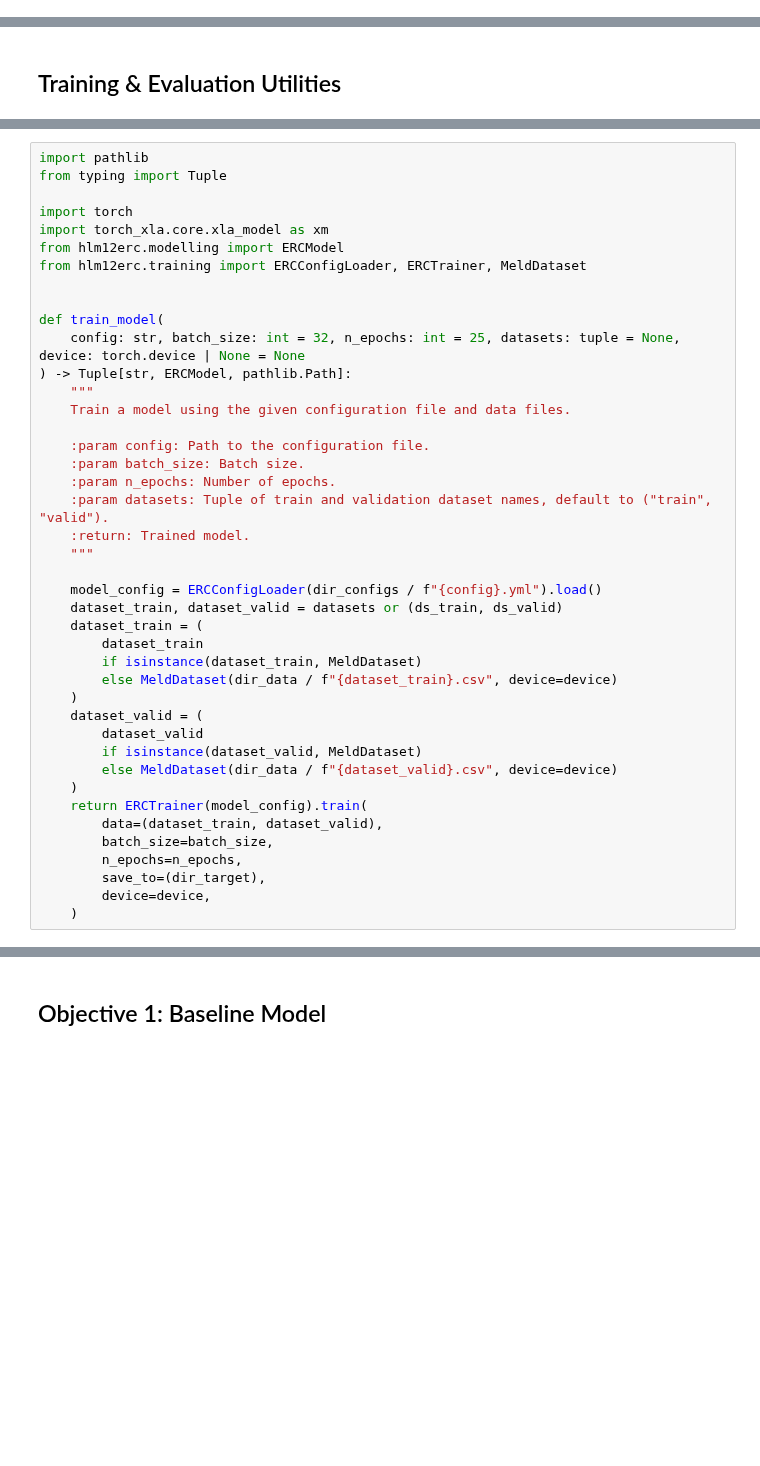
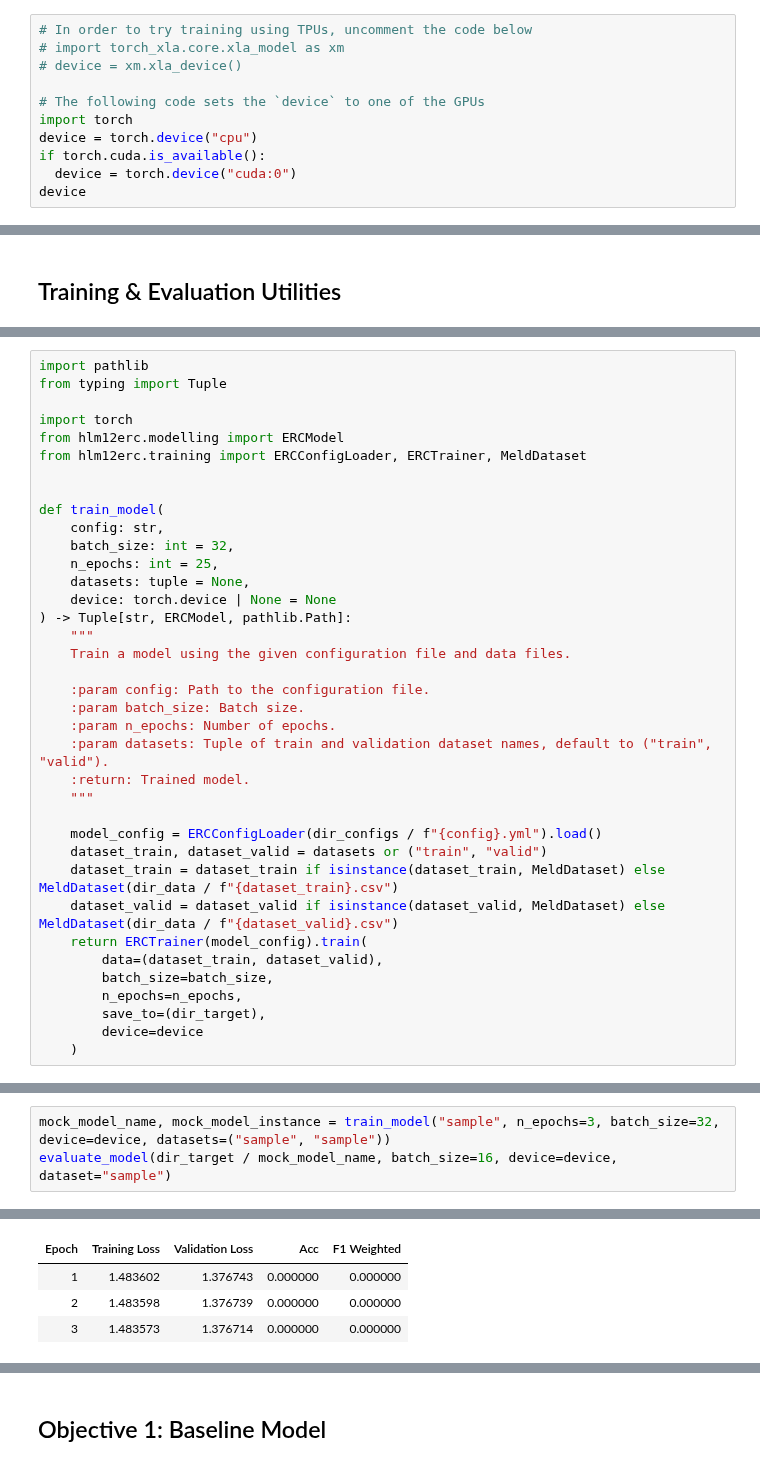
Before and after one commit to hudsonmendes/uolondon-cm3070-fp, a Jupyter notebook: dev/mlops.ipynb, the cells around one changed output, grey strips where cells are left out. Saved outputs shown, nothing was run; the diff lists cells and outputs as text; blank space fills up the shorter version.

Commit message:
Created using Colaboratory (GPU version)

```diff
--- a/dev/mlops.ipynb
+++ b/dev/mlops.ipynb
@@ -131,0 +143,11 @@ tpu = xm.xla_device()
+# %%
+# In order to try training using TPUs, uncomment the code below
+# import torch_xla.core.xla_model as xm
+# device = xm.xla_device()
+
+# The following code sets the `device` to one of the GPUs
+import torch
+device = torch.device("cpu")
+if torch.cuda.is_available():
+  device = torch.device("cuda:0")
+device
@@ -318,13 +364,16 @@ import pathlib
 from typing import Tuple
 
 import torch
-import torch_xla.core.xla_model as xm
 from hlm12erc.modelling import ERCModel
 from hlm12erc.training import ERCConfigLoader, ERCTrainer, MeldDataset
 
 
 def train_model(
-    config: str, batch_size: int = 32, n_epochs: int = 25, datasets: tuple = None, device: torch.device | None = None
+    config: str,
+    batch_size: int = 32,
+    n_epochs: int = 25,
+    datasets: tuple = None,
+    device: torch.device | None = None
 ) -> Tuple[str, ERCModel, pathlib.Path]:
     """
     Train a model using the given configuration file and data files.
@@ -337,21 +386,13 @@ def train_model(
     """
 
     model_config = ERCConfigLoader(dir_configs / f"{config}.yml").load()
-    dataset_train, dataset_valid = datasets or (ds_train, ds_valid)
-    dataset_train = (
-        dataset_train
-        if isinstance(dataset_train, MeldDataset)
-        else MeldDataset(dir_data / f"{dataset_train}.csv", device=device)
-    )
-    dataset_valid = (
-        dataset_valid
-        if isinstance(dataset_valid, MeldDataset)
-        else MeldDataset(dir_data / f"{dataset_valid}.csv", device=device)
-    )
+    dataset_train, dataset_valid = datasets or ("train", "valid")
+    dataset_train = dataset_train if isinstance(dataset_train, MeldDataset) else MeldDataset(dir_data / f"{dataset_train}.csv")
+    dataset_valid = dataset_valid if isinstance(dataset_valid, MeldDataset) else MeldDataset(dir_data / f"{dataset_valid}.csv")
     return ERCTrainer(model_config).train(
         data=(dataset_train, dataset_valid),
         batch_size=batch_size,
         n_epochs=n_epochs,
         save_to=(dir_target),
-        device=device,
+        device=device
     )
@@ -357,0 +448,4 @@ def train_model(
+# %%
+mock_model_name, mock_model_instance = train_model("sample", n_epochs=3, batch_size=32, device=device, datasets=("sample", "sample"))
+evaluate_model(dir_target / mock_model_name, batch_size=16, device=device, dataset="sample")
+# %% [output]
@@ -357,0 +462,4 @@ def train_model(
+| Epoch | Training Loss | Validation Loss | Acc | F1 Weighted |
+| 1 | 1.483602 | 1.376743 | 0.000000 | 0.000000 |
+| 2 | 1.483598 | 1.376739 | 0.000000 | 0.000000 |
+| 3 | 1.483573 | 1.376714 | 0.000000 | 0.000000 |
```
Also changed, not shown: parts of 22 cells of this notebook.
